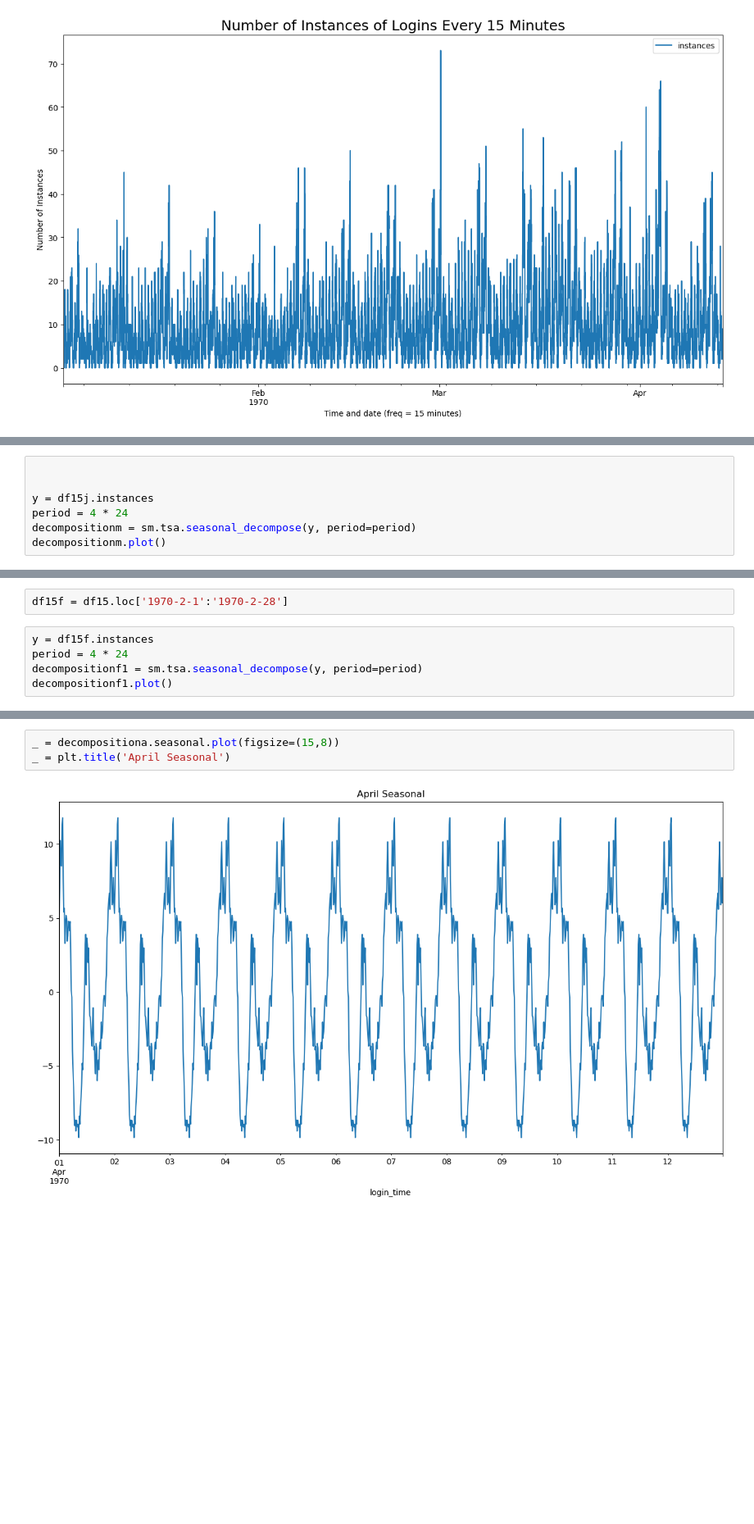
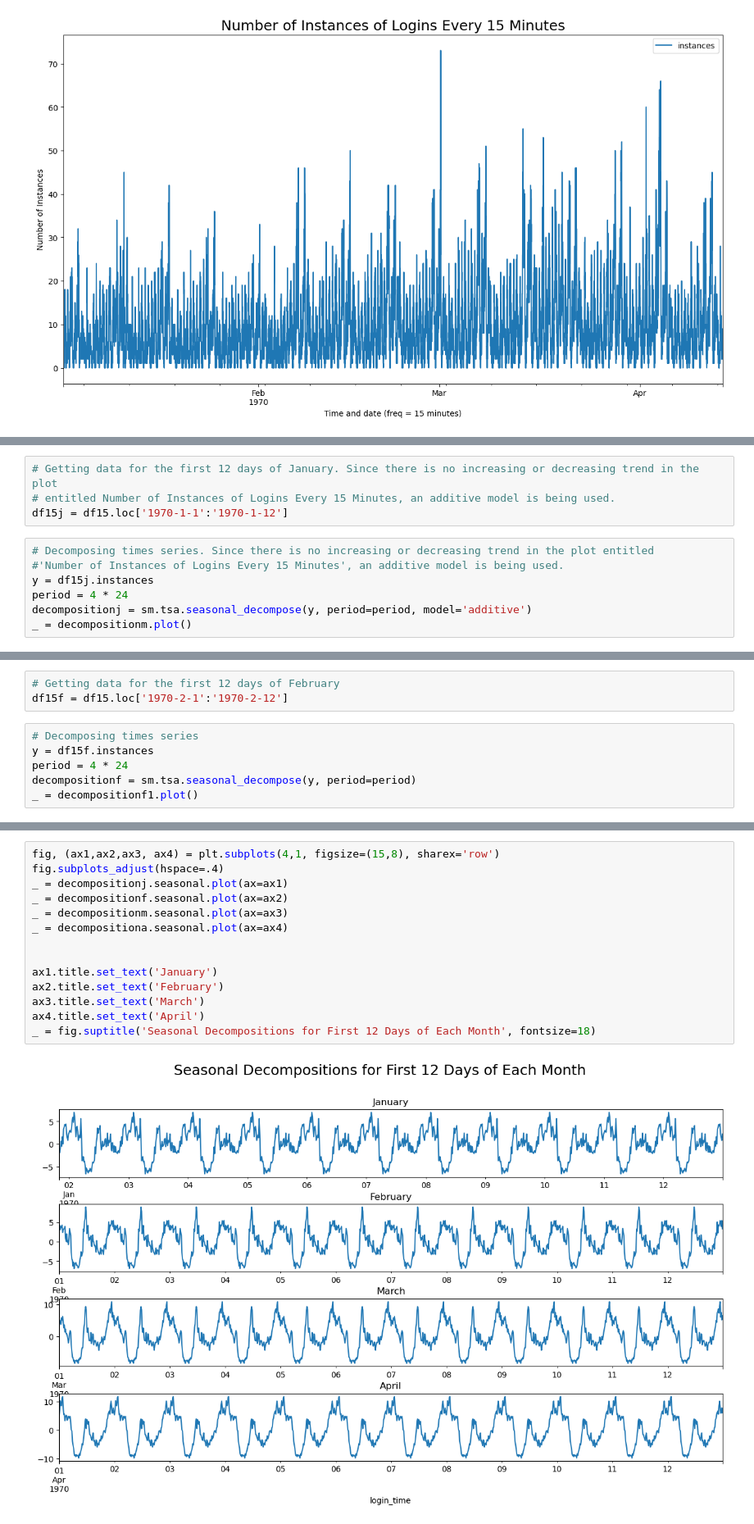
Before and after one commit to keb101/Image-Classification-Indian-Clothing, a Jupyter notebook: ultimate_challenge/Take-Home_Challenge_logins.ipynb, the cells around one changed output, grey strips where cells are left out. Shown at 82% size. Saved outputs shown, nothing was run; the diff lists cells and outputs as text; blank space fills up the shorter version.

```diff
--- a/ultimate_challenge/Take-Home_Challenge_logins.ipynb
+++ b/ultimate_challenge/Take-Home_Challenge_logins.ipynb
@@ -139,8 +136,12 @@ Text(0, 0.5, 'Number of Instances')
+# %%
+# Getting data for the first 12 days of January. Since there is no increasing or decreasing trend in the plot
+# entitled Number of Instances of Logins Every 15 Minutes, an additive model is being used.
+df15j = df15.loc['1970-1-1':'1970-1-12']
 # %%
-
-
+# Decomposing times series. Since there is no increasing or decreasing trend in the plot entitled
+#'Number of Instances of Logins Every 15 Minutes', an additive model is being used.
 y = df15j.instances
 period = 4 * 24
-decompositionm = sm.tsa.seasonal_decompose(y, period=period)
-decompositionm.plot()
+decompositionj = sm.tsa.seasonal_decompose(y, period=period, model='additive')
+_ = decompositionm.plot()
 # %% [output]
@@ -149,8 +149,10 @@ decompositionm.plot()
 # %%
-df15f = df15.loc['1970-2-1':'1970-2-28']
+# Getting data for the first 12 days of February
+df15f = df15.loc['1970-2-1':'1970-2-12']
 # %%
+# Decomposing times series
 y = df15f.instances
 period = 4 * 24
-decompositionf1 = sm.tsa.seasonal_decompose(y, period=period)
-decompositionf1.plot()
+decompositionf = sm.tsa.seasonal_decompose(y, period=period)
+_ = decompositionf1.plot()
 # %% [output]
@@ -179,6 +182,17 @@ decompositiona.plot()
 # %%
-_ = decompositiona.seasonal.plot(figsize=(15,8))
-_ = plt.title('April Seasonal')
+fig, (ax1,ax2,ax3, ax4) = plt.subplots(4,1, figsize=(15,8), sharex='row')
+fig.subplots_adjust(hspace=.4)
+_ = decompositionj.seasonal.plot(ax=ax1)
+_ = decompositionf.seasonal.plot(ax=ax2)
+_ = decompositionm.seasonal.plot(ax=ax3)
+_ = decompositiona.seasonal.plot(ax=ax4)
+
+
+ax1.title.set_text('January')
+ax2.title.set_text('February')
+ax3.title.set_text('March')
+ax4.title.set_text('April')
+_ = fig.suptitle('Seasonal Decompositions for First 12 Days of Each Month', fontsize=18)
 # %% [output]
-[figure, old version]
+[figure, new version]
 # %% [markdown]
```
Also changed, not shown: parts of 27 cells of this notebook.
